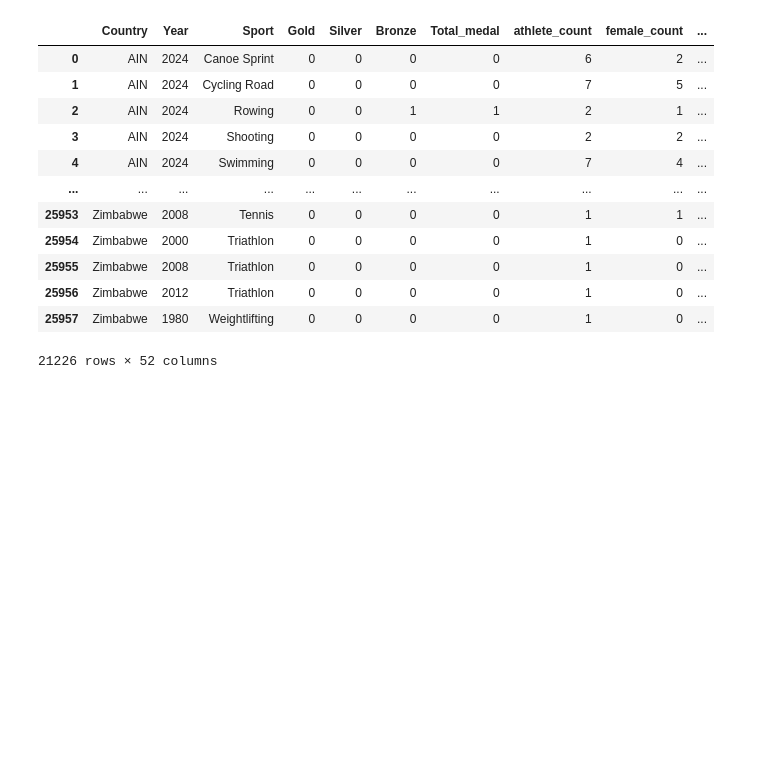
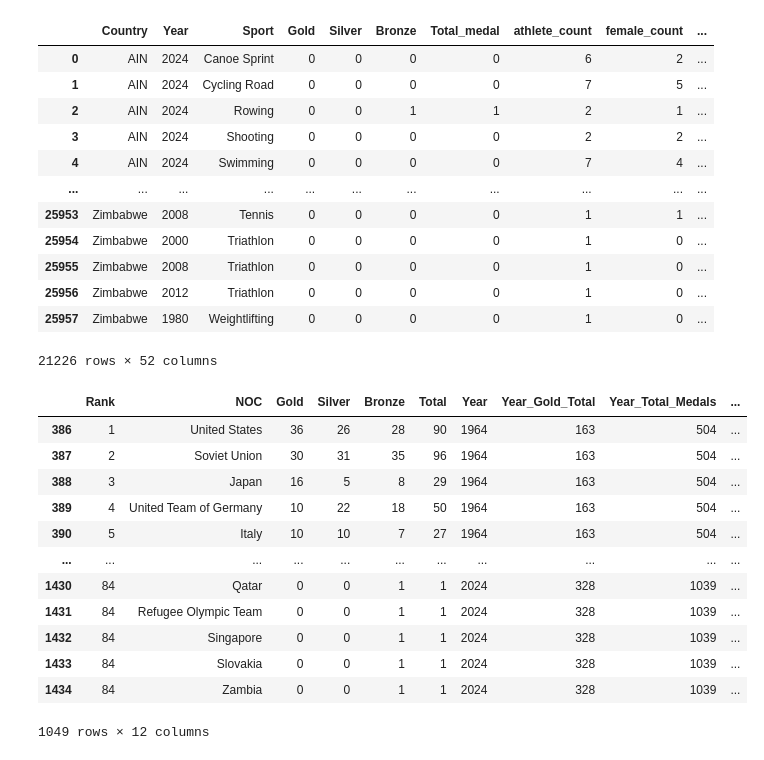
Before and after one commit to Evan-Li-2024/2025MCM-c, a Jupyter notebook: Olympics-analysis.ipynb, the cells around one changed output. Cells and saved outputs as stored; diff of their text form; code cells hidden in the pictures; blank space fills up the shorter version.

```diff
--- a/Olympics-analysis.ipynb
+++ b/Olympics-analysis.ipynb
@@ -2075,3 +2097,21 @@ history_sport_summary
 | 25956 | Zimbabwe | 2012 | Triathlon | 0 | 0 | 0 | 0 | 1 | 0 | ... |
 | 25957 | Zimbabwe | 1980 | Weightlifting | 0 | 0 | 0 | 0 | 1 | 0 | ... |
 21226 rows × 52 columns
+# %%
+medal_data =medal_data[medal_data['Year'] >1960]
+# %%
+medal_data
+# %% [output]
+|  | Rank | NOC | Gold | Silver | Bronze | Total | Year | Year_Gold_Total | Year_Total_Medals | ... |
+| 386 | 1 | United States | 36 | 26 | 28 | 90 | 1964 | 163 | 504 | ... |
+| 387 | 2 | Soviet Union | 30 | 31 | 35 | 96 | 1964 | 163 | 504 | ... |
+| 388 | 3 | Japan | 16 | 5 | 8 | 29 | 1964 | 163 | 504 | ... |
+| 389 | 4 | United Team of Germany | 10 | 22 | 18 | 50 | 1964 | 163 | 504 | ... |
+| 390 | 5 | Italy | 10 | 10 | 7 | 27 | 1964 | 163 | 504 | ... |
+| ... | ... | ... | ... | ... | ... | ... | ... | ... | ... | ... |
+| 1430 | 84 | Qatar | 0 | 0 | 1 | 1 | 2024 | 328 | 1039 | ... |
+| 1431 | 84 | Refugee Olympic Team | 0 | 0 | 1 | 1 | 2024 | 328 | 1039 | ... |
+| 1432 | 84 | Singapore | 0 | 0 | 1 | 1 | 2024 | 328 | 1039 | ... |
+| 1433 | 84 | Slovakia | 0 | 0 | 1 | 1 | 2024 | 328 | 1039 | ... |
+| 1434 | 84 | Zambia | 0 | 0 | 1 | 1 | 2024 | 328 | 1039 | ... |
+1049 rows × 12 columns
```
Also changed, not shown: parts of 16 cells of this notebook, 8 other files.
